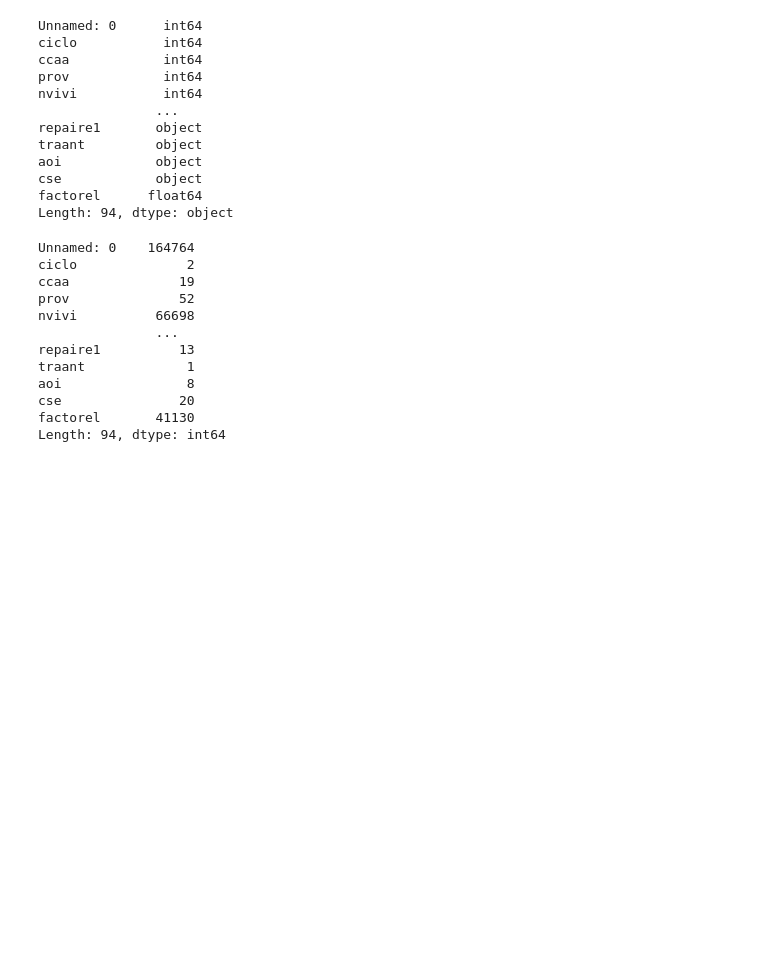
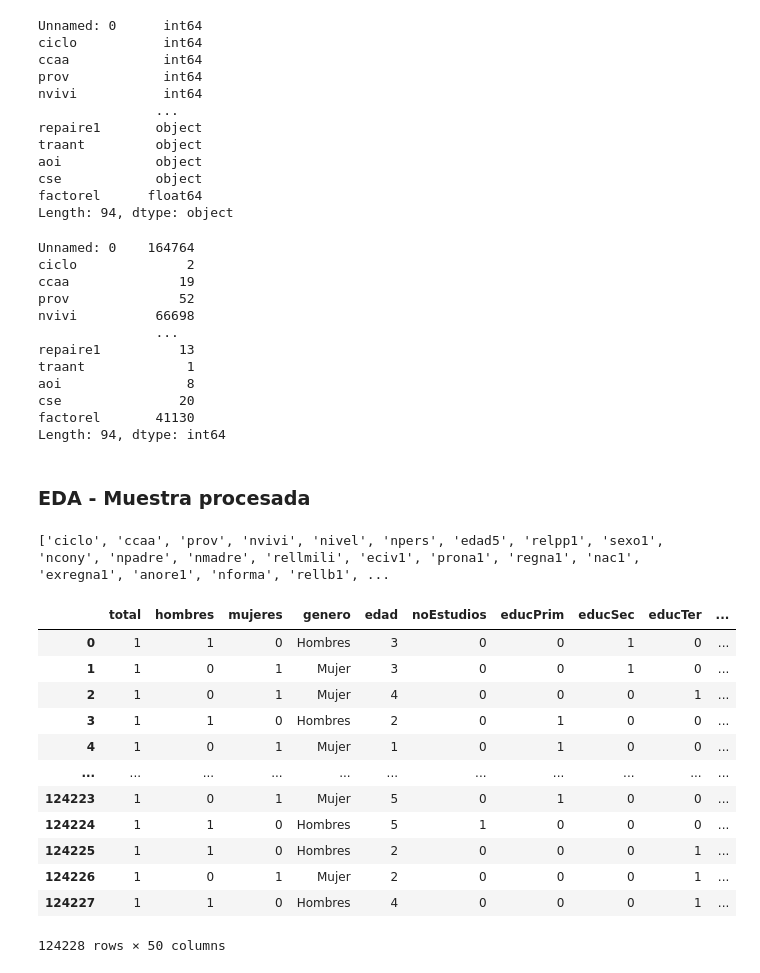
Before and after one commit to davsanrod/C-digos---TFM, a Jupyter notebook: TFM_muestra19T2_20T2 - EDA - VF.ipynb, the cells around one changed output. Drawn from its saved outputs; the diff is of its cells as text; code cells hidden in the pictures; blank space fills up the shorter version.

```diff
--- a/TFM_muestra19T2_20T2 - EDA - VF.ipynb
+++ b/TFM_muestra19T2_20T2 - EDA - VF.ipynb
@@ -264,3 +266,5 @@ aoi                8
 cse               20
 factorel       41130
 Length: 94, dtype: int64
+# %% [markdown]
+### EDA - Muestra procesada
@@ -266,0 +273,4 @@ Length: 94, dtype: int64
+# %%
+print(df.columns.tolist())
+# %% [output]
+['ciclo', 'ccaa', 'prov', 'nvivi', 'nivel', 'npers', 'edad5', 'relpp1', 'sexo1', 'ncony', 'npadre', 'nmadre', 'rellmili', 'eciv1', 'prona1', 'regna1', 'nac1', 'exregna1', 'anore1', 'nforma', 'rellb1', ...
@@ -266,0 +285,16 @@ Length: 94, dtype: int64
+# %%
+df_procesado
+# %% [output]
+|  | total | hombres | mujeres | genero | edad | noEstudios | educPrim | educSec | educTer | ... |
+| 0 | 1 | 1 | 0 | Hombres | 3 | 0 | 0 | 1 | 0 | ... |
+| 1 | 1 | 0 | 1 | Mujer | 3 | 0 | 0 | 1 | 0 | ... |
+| 2 | 1 | 0 | 1 | Mujer | 4 | 0 | 0 | 0 | 1 | ... |
+| 3 | 1 | 1 | 0 | Hombres | 2 | 0 | 1 | 0 | 0 | ... |
+| 4 | 1 | 0 | 1 | Mujer | 1 | 0 | 1 | 0 | 0 | ... |
+| ... | ... | ... | ... | ... | ... | ... | ... | ... | ... | ... |
+| 124223 | 1 | 0 | 1 | Mujer | 5 | 0 | 1 | 0 | 0 | ... |
+| 124224 | 1 | 1 | 0 | Hombres | 5 | 1 | 0 | 0 | 0 | ... |
+| 124225 | 1 | 1 | 0 | Hombres | 2 | 0 | 0 | 0 | 1 | ... |
+| 124226 | 1 | 0 | 1 | Mujer | 2 | 0 | 0 | 0 | 1 | ... |
+| 124227 | 1 | 1 | 0 | Hombres | 4 | 0 | 0 | 0 | 1 | ... |
+124228 rows × 50 columns
```
Also changed, not shown: parts of 15 cells of this notebook.
